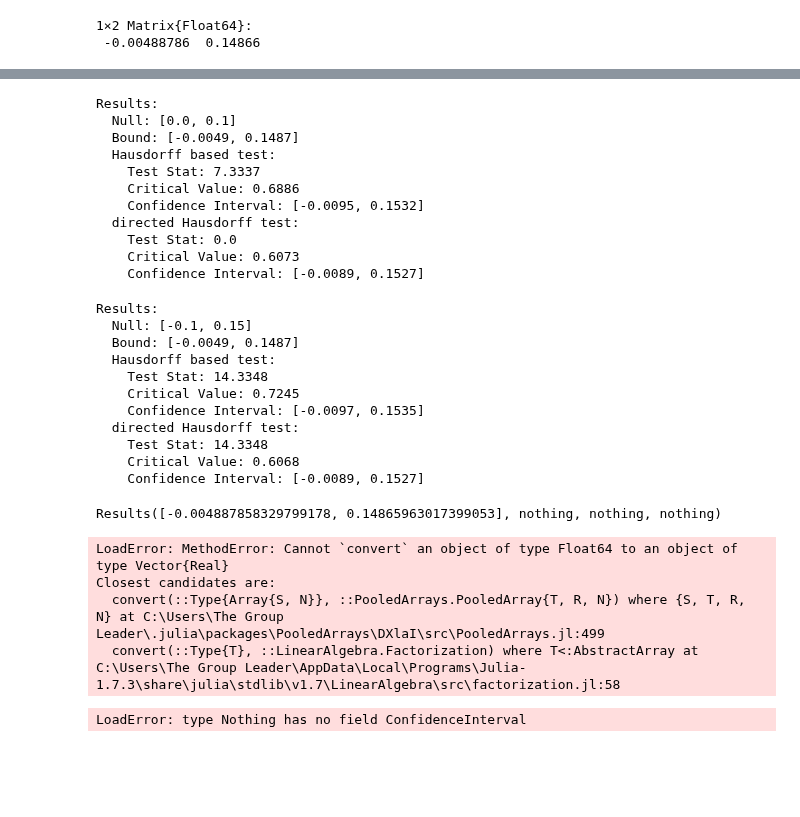
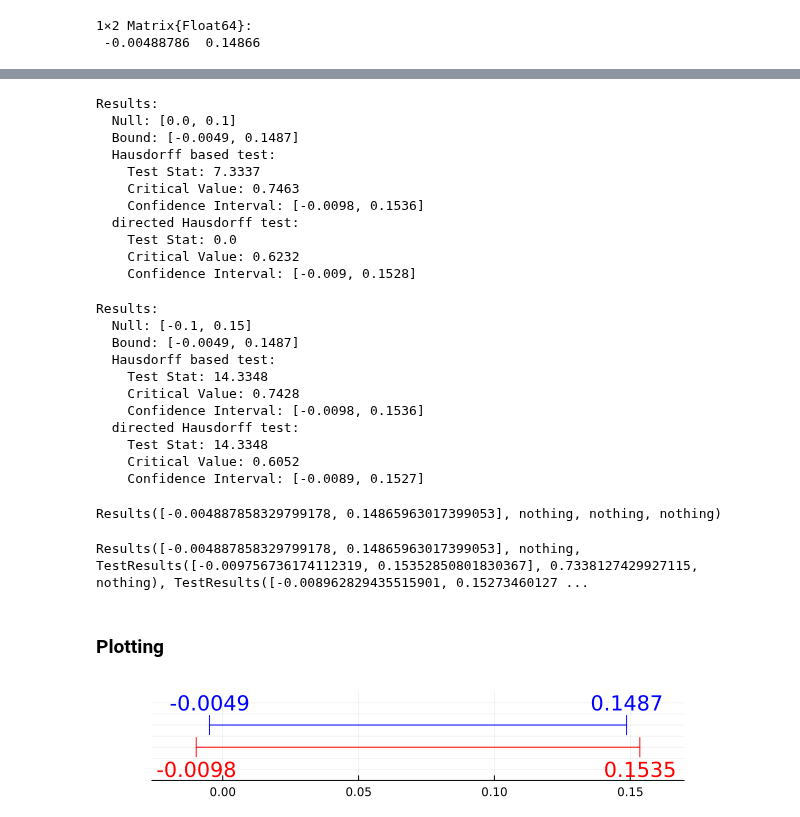
Before and after one commit to ArieBeresteanu/Bounds.jl, a Jupyter notebook: notebooks/setBLP_D1proj_test.ipynb, the cells around one changed output, grey strips where cells are left out. Saved outputs shown, nothing was run; the diff lists cells and outputs as text; code cells hidden in the pictures; blank space fills up the shorter version.

Commit message:
finishing oneDproj and EY in Julia

```diff
--- a/notebooks/setBLP_D1proj_test.ipynb
+++ b/notebooks/setBLP_D1proj_test.ipynb
@@ -228,5 +235,5 @@ Results:
 # %%
-res = CI1d(yl,yu,float.(x1);CI=true,H0=[0.0,0.1]);
+res = oneDproj(yl,yu,float.(x1);CI=true,H0=[0.0,0.1]);
 show(res)
 # %% [output]
 Results:
@@ -234,14 +241,14 @@ Results:
   Bound: [-0.0049, 0.1487]
   Hausdorff based test:
     Test Stat: 7.3337
-    Critical Value: 0.6886
-    Confidence Interval: [-0.0095, 0.1532]
+    Critical Value: 0.7463
+    Confidence Interval: [-0.0098, 0.1536]
   directed Hausdorff test:
     Test Stat: 0.0
-    Critical Value: 0.6073
-    Confidence Interval: [-0.0089, 0.1527]
+    Critical Value: 0.6232
+    Confidence Interval: [-0.009, 0.1528]
 # %%
-res = CI1d(yl,yu,float.(x1);CI=true,H0=[-0.1,0.15]);
+res = oneDproj(yl,yu,float.(x1);CI=true,H0=[-0.1,0.15]);
 show(res)
 # %% [output]
 Results:
@@ -249,10 +256,10 @@ Results:
   Bound: [-0.0049, 0.1487]
   Hausdorff based test:
     Test Stat: 14.3348
-    Critical Value: 0.7245
-    Confidence Interval: [-0.0097, 0.1535]
+    Critical Value: 0.7428
+    Confidence Interval: [-0.0098, 0.1536]
   directed Hausdorff test:
     Test Stat: 14.3348
-    Critical Value: 0.6068
+    Critical Value: 0.6052
     Confidence Interval: [-0.0089, 0.1527]
 # %%
@@ -260,18 +267,31 @@ res = CI1d(yl,yu,float.(x1);CI=false,H0=nothing)
 # %% [output]
 Results([-0.004887858329799178, 0.14865963017399053], nothing, nothing, nothing)
 # %%
-res = CI1d(yl,yu,float.(x1))
+res = oneDproj(yl,yu,real.(x1))
 # %% [output]
-LoadError: MethodError: Cannot `convert` an object of type Float64 to an object of type Vector{Real}
-Closest candidates are:
-  convert(::Type{Array{S, N}}, ::PooledArrays.PooledArray{T, R, N}) where {S, T, R, N} at C:\Users\The Group Leader\.julia\packages\PooledArrays\DXlaI\src\PooledArrays.jl:499
-  convert(::Type{T}, ::LinearAlgebra.Factorization) where T<:AbstractArray at C:\Users\The Group Leader\AppData\Local\Programs\Julia-1.7.3\share\julia\stdlib\v1.7\LinearAlgebra\src\factorization.jl:58
+Results([-0.004887858329799178, 0.14865963017399053], nothing, TestResults([-0.009756736174112319, 0.15352850801830367], 0.7338127429927115, nothing), TestResults([-0.008962829435515901, 0.15273460127 ...
+# %% [markdown]
+### Plotting
 # %%
 x = [res.Htest.ConfidenceInterval[1],res.bound[1],res.bound[2],res.Htest.ConfidenceInterval[2]]
 tol = (x[4]-x[1])/10
-y =[0,0,0,0]
-symbols =[:x,:vline,:vline,:x]
+y =[-0.01,0.01,0.01,-0.01]
+symbols =[:vline,:vline,:vline,:vline]
 
-scatter(x, y, markersize=10, xlim=(x[1]-tol,x[4]+tol), ylim=(-0.02,0.02),marker=symbols,label="")
+scatter(x, y, markersize=10,
+    xlim=(x[1]-tol,x[4]+tol),
+    ylim=(-0.04,0.04),
+    markershape=symbols,
+    markerstrokewidth=4,
+    label="",
+    c=[:red,:blue,:blue,:red],
+    showaxis=:x,
+    size =(600,120))
+plot!(x[2:3],y[2:3],label="",c=:blue)
+plot!(x[1:3:4],y[1:3:4],label="",c=:red)
+annotate!(x[2], 0.03, string(round(x[2],digits=4)),:blue)
+annotate!(x[3], 0.03, string(round(x[3],digits=4)),:blue)
+annotate!(x[1], -0.03, string(round(x[1],digits=4)),:red)
+annotate!(x[4], -0.03, string(round(x[4],digits=4)),:red)
 # %% [output]
-LoadError: type Nothing has no field ConfidenceInterval
+[figure, added]
```
Also changed, not shown: parts of 17 cells of this notebook, 1 other file.
